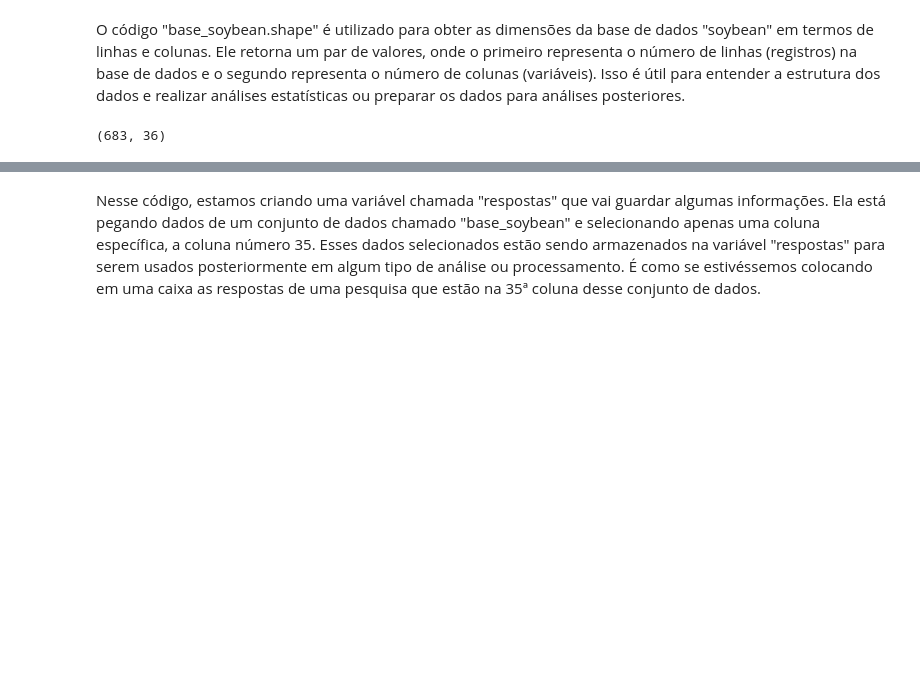
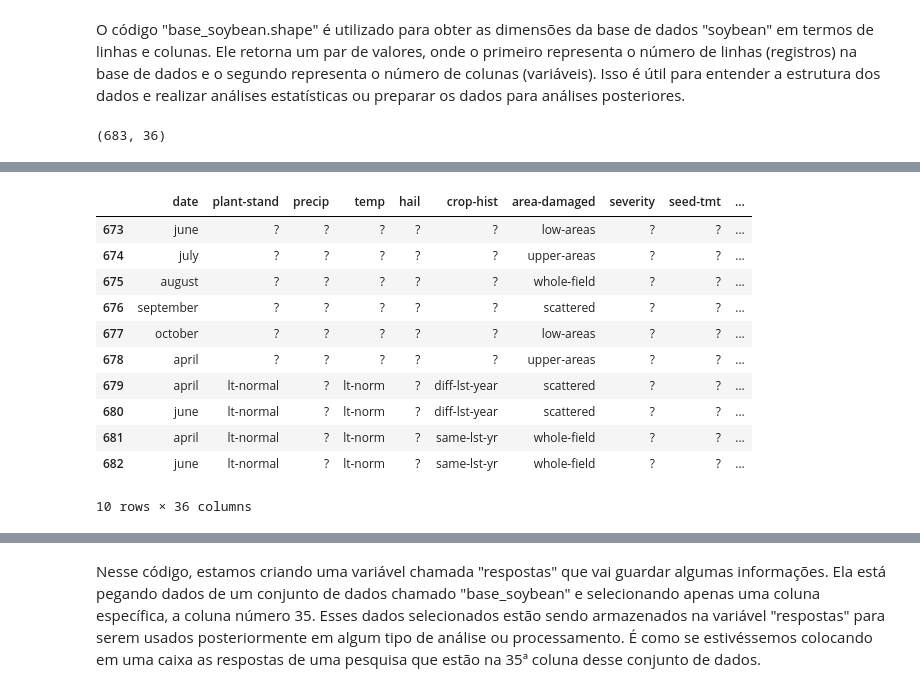
Before and after one commit to Adriano1976/Data-Science-Analysis, a Jupyter notebook: Neural-Networks-e-Deep-Learning/Scripts-em-Python/Caso_de_uso_soybean.ipynb, the cells around one changed output, grey strips where cells are left out. Cells and saved outputs as stored; diff of their text form; code cells hidden in the pictures; blank space fills up the shorter version.

```diff
--- a/Neural-Networks-e-Deep-Learning/Scripts-em-Python/Caso_de_uso_soybean.ipynb
+++ b/Neural-Networks-e-Deep-Learning/Scripts-em-Python/Caso_de_uso_soybean.ipynb
@@ -47,0 +65,15 @@ base_soybean.shape
+# %%
+base_soybean.tail(10)
+# %% [output]
+|  | date | plant-stand | precip | temp | hail | crop-hist | area-damaged | severity | seed-tmt | ... |
+| 673 | june | ? | ? | ? | ? | ? | low-areas | ? | ? | ... |
+| 674 | july | ? | ? | ? | ? | ? | upper-areas | ? | ? | ... |
+| 675 | august | ? | ? | ? | ? | ? | whole-field | ? | ? | ... |
+| 676 | september | ? | ? | ? | ? | ? | scattered | ? | ? | ... |
+| 677 | october | ? | ? | ? | ? | ? | low-areas | ? | ? | ... |
+| 678 | april | ? | ? | ? | ? | ? | upper-areas | ? | ? | ... |
+| 679 | april | lt-normal | ? | lt-norm | ? | diff-lst-year | scattered | ? | ? | ... |
+| 680 | june | lt-normal | ? | lt-norm | ? | diff-lst-year | scattered | ? | ? | ... |
+| 681 | april | lt-normal | ? | lt-norm | ? | same-lst-yr | whole-field | ? | ? | ... |
+| 682 | june | lt-normal | ? | lt-norm | ? | same-lst-yr | whole-field | ? | ? | ... |
+10 rows × 36 columns
```
Also changed, not shown: parts of 54 cells of this notebook.
